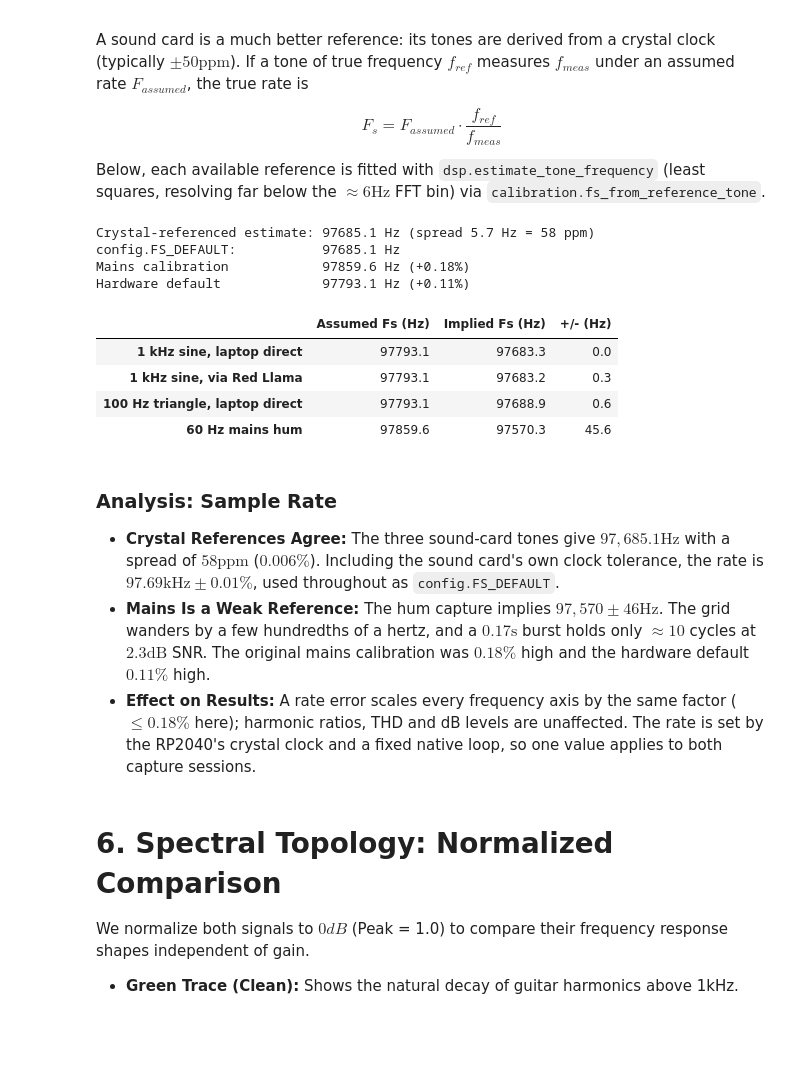
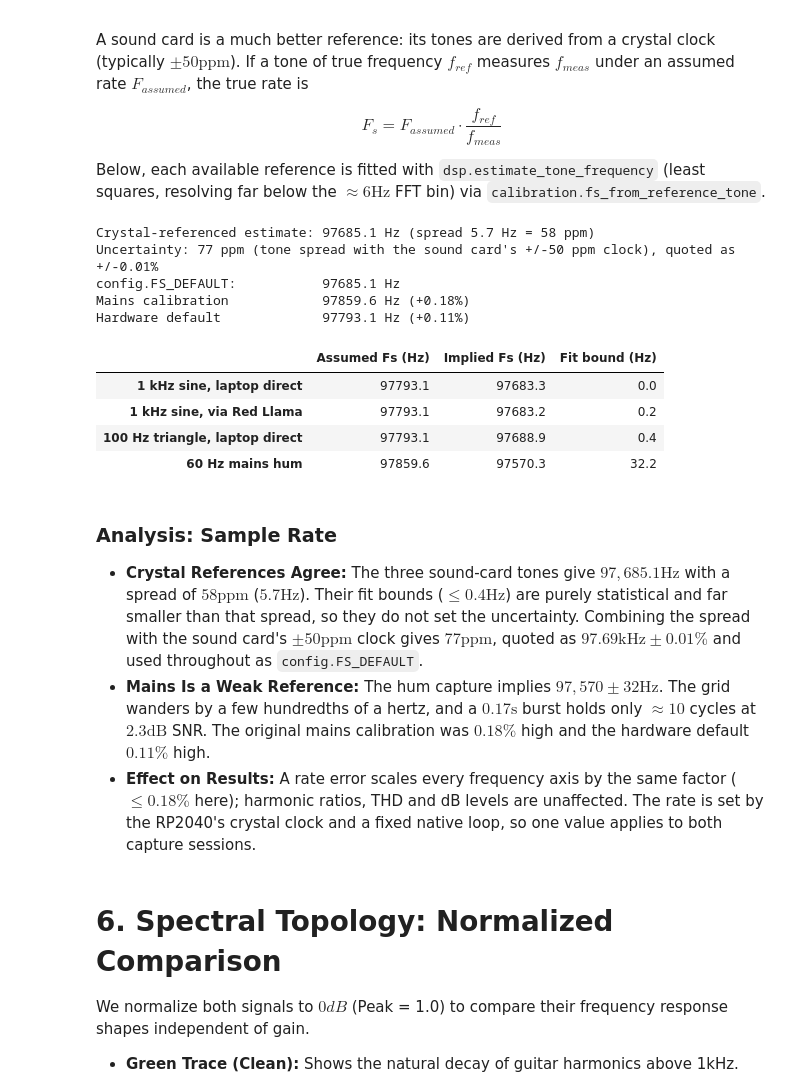
Before and after one commit to JacksonFergusonDev/systems-audio-lab, a Jupyter notebook: oscilloscope-rp2040/notebooks/02_instrument_analysis.ipynb, the cells around one changed output. Cells and saved outputs as stored; diff of their text form; code cells hidden in the pictures; blank space fills up the shorter version.

```diff
--- a/oscilloscope-rp2040/notebooks/02_instrument_analysis.ipynb
+++ b/oscilloscope-rp2040/notebooks/02_instrument_analysis.ipynb
@@ -286,43 +286,49 @@ references = {
 }
 
 rows = {}
 for name, (fname, f_ref, n_h) in references.items():
     sig, fs_assumed = io.load_signal(
         os.path.join(config.DATA_DIR_BURST, fname), use_stored_fs=True
     )
     fs_true, fs_std = calibration.fs_from_reference_tone(sig, fs_assumed, f_ref, n_h)
     rows[name] = {
         "Assumed Fs (Hz)": fs_assumed,
         "Implied Fs (Hz)": fs_true,
-        "+/- (Hz)": fs_std,
+        "Fit bound (Hz)": fs_std,
     }
 
 fs_table = pd.DataFrame(rows).T.round(1)
 tone_fs = fs_table.iloc[:3]["Implied Fs (Hz)"]
 
 print(
     f"Crystal-referenced estimate: {tone_fs.mean():.1f} Hz "
     f"(spread {tone_fs.max() - tone_fs.min():.1f} Hz = "
     f"{(tone_fs.max() - tone_fs.min()) / tone_fs.mean() * 1e6:.0f} ppm)"
 )
+spread_ppm = (tone_fs.max() - tone_fs.min()) / tone_fs.mean() * 1e6
+print(
+    f"Uncertainty: {np.hypot(spread_ppm, 50):.0f} ppm "
+    "(tone spread with the sound card's +/-50 ppm clock), quoted as +/-0.01%"
+)
 print(f"config.FS_DEFAULT:           {config.FS_DEFAULT:.1f} Hz")
 for label, value in [("Mains calibration", 97859.6), ("Hardware default", 97793.1)]:
     print(f"{label:<28} {value:.1f} Hz ({(value / tone_fs.mean() - 1) * 100:+.2f}%)")
 fs_table
 # %% [output]
 Crystal-referenced estimate: 97685.1 Hz (spread 5.7 Hz = 58 ppm)
+Uncertainty: 77 ppm (tone spread with the sound card's +/-50 ppm clock), quoted as +/-0.01%
 config.FS_DEFAULT:           97685.1 Hz
 Mains calibration            97859.6 Hz (+0.18%)
 Hardware default             97793.1 Hz (+0.11%)
-|  | Assumed Fs (Hz) | Implied Fs (Hz) | +/- (Hz) |
+|  | Assumed Fs (Hz) | Implied Fs (Hz) | Fit bound (Hz) |
 | 1 kHz sine, laptop direct | 97793.1 | 97683.3 | 0.0 |
-| 1 kHz sine, via Red Llama | 97793.1 | 97683.2 | 0.3 |
-| 100 Hz triangle, laptop direct | 97793.1 | 97688.9 | 0.6 |
-| 60 Hz mains hum | 97859.6 | 97570.3 | 45.6 |
+| 1 kHz sine, via Red Llama | 97793.1 | 97683.2 | 0.2 |
+| 100 Hz triangle, laptop direct | 97793.1 | 97688.9 | 0.4 |
+| 60 Hz mains hum | 97859.6 | 97570.3 | 32.2 |
 # %% [markdown]
 ### Analysis: Sample Rate
-* **Crystal References Agree:** The three sound-card tones give $97{,}685.1\text{Hz}$ with a spread of $58\text{ppm}$ ($0.006\%$). Including the sound card's own clock tolerance, the rate is **$97.69\text{kHz} \pm 0.01\%$**, used throughout as `config.FS_DEFAULT`.
-* **Mains Is a Weak Reference:** The hum capture implies $97{,}570 \pm 46\text{Hz}$. The grid wanders by a few hundredths of a hertz, and a $0.17\text{s}$ burst holds only $\approx 10$ cycles at $2.3\text{dB}$ SNR. The original mains calibration was $0.18\%$ high and the hardware default $0.11\%$ high.
+* **Crystal References Agree:** The three sound-card tones give $97{,}685.1\text{Hz}$ with a spread of $58\text{ppm}$ ($5.7\text{Hz}$). Their fit bounds ($\le 0.4\text{Hz}$) are purely statistical and far smaller than that spread, so they do not set the uncertainty. Combining the spread with the sound card's $\pm 50\text{ppm}$ clock gives $77\text{ppm}$, quoted as **$97.69\text{kHz} \pm 0.01\%$** and used throughout as `config.FS_DEFAULT`.
+* **Mains Is a Weak Reference:** The hum capture implies $97{,}570 \pm 32\text{Hz}$. The grid wanders by a few hundredths of a hertz, and a $0.17\text{s}$ burst holds only $\approx 10$ cycles at $2.3\text{dB}$ SNR. The original mains calibration was $0.18\%$ high and the hardware default $0.11\%$ high.
 * **Effect on Results:** A rate error scales every frequency axis by the same factor ($\le 0.18\%$ here); harmonic ratios, THD and dB levels are unaffected. The rate is set by the RP2040's crystal clock and a fixed native loop, so one value applies to both capture sessions.
 # %% [markdown]
 # 6. Spectral Topology: Normalized Comparison
```
Also changed, not shown: parts of 10 cells of this notebook, 20 other files.
